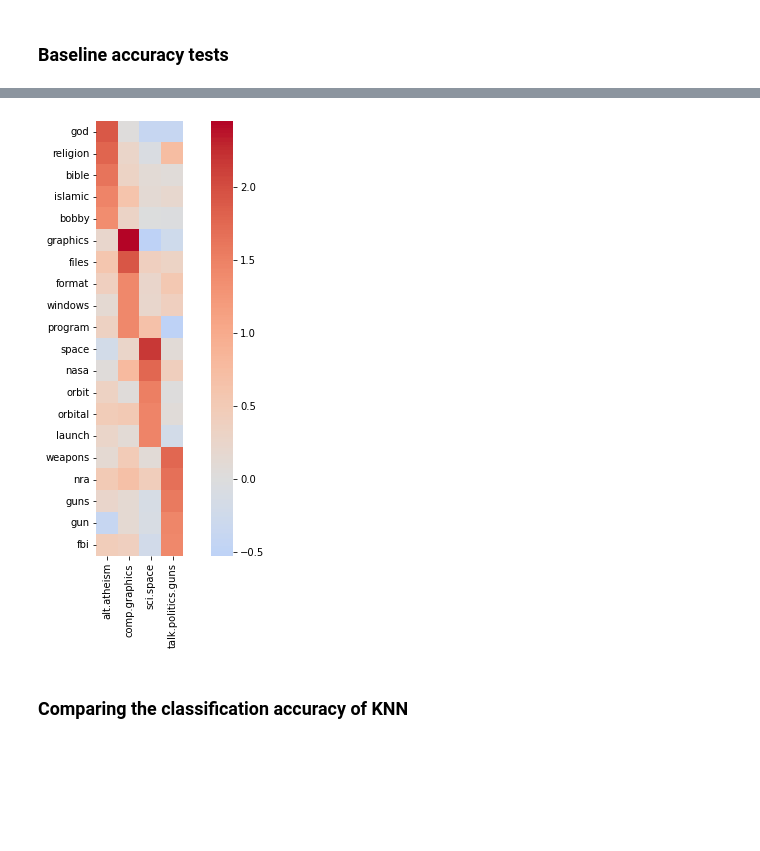
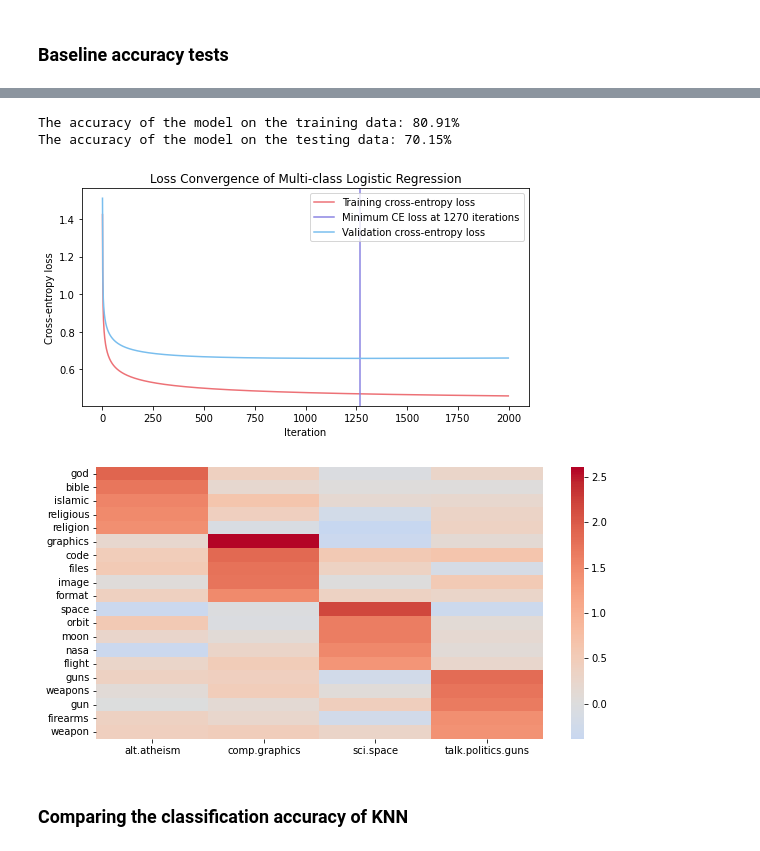
Before and after one commit to faithrts/ML-Intro, a Jupyter notebook: A2_Draft.ipynb, the cells around one changed output, grey strips where cells are left out. Saved outputs shown, nothing was run; the diff lists cells and outputs as text; code cells hidden in the pictures; blank space fills up the shorter version.

```diff
--- a/A2_Draft.ipynb
+++ b/A2_Draft.ipynb
@@ -7,6 +7,7 @@
 
 import numpy as np
 import pandas as pd
+import sys
 
 %matplotlib notebook
 %matplotlib inline
@@ -33,11 +34,15 @@ from sklearn.ensemble import RandomForestRegressor
 from sklearn.model_selection import train_test_split as skl_train_test_split
 from sklearn.metrics import mutual_info_score
 
+from sklearn.linear_model import Ridge
+from sklearn import linear_model
+from sklearn.linear_model import LogisticRegression as log_reg
+
 import warnings
 warnings.filterwarnings('ignore')
 
 np.random.seed(1234)
-random_state = RandomState(1234567890)
+random_state = RandomState(1234)
 
 # a folder to store the saved graphs
 !mkdir images
@@ -1131,3 +1284,10 @@ def evaluate_mult_acc(x_train, y_train, x_test, y_test, silent = True, learning_
   return train_acc, test_acc
+# %%
+def mult_evaluate_coefficients(x_train, y_train, x_test, y_test):
+  D = x_train.shape[1]
+  C = y_train.shape[1]
+  multi_reg, _, _ = MultinomialLogistic(D, C).fit(x_train, y_train, lr = 0.001)
+
+  return multi_reg.W
 # %%
 def log_evaluate_coefficients(x_train, y_train):
@@ -1135,12 +1295,5 @@ def log_evaluate_coefficients(x_train, y_train):
 
   return log_reg.w
-# %%
-def mult_evaluate_coefficients(x_train, y_train):
-  D = x_train.shape[1]
-  C = y_train.shape[1]
-  multi_reg = MultinomialLogistic(D, C).fit(x_train, y_train, lr = 0.001)
-
-  return multi_reg.W
 # %% [markdown]
 #### Comparing models
 # %%
@@ -1256,8 +1526,8 @@ def percentages_compare_acc(log_train_test, mult_train_test, percentages):
 # %%
 def make_heatmap(x_axis, y_axis, matrix):
   cmap = cm.coolwarm
-  fig, ax = plt.subplots(figsize = (10, 8))
-  hmp = heatmap(matrix, cmap = cmap, center = 0, square = True, xticklabels = x_axis, yticklabels = y_axis)
+  fig, ax = plt.subplots(figsize = (10, 5))
+  hmp = heatmap(matrix, cmap = cmap, center = 0, square = False, xticklabels = x_axis, yticklabels = y_axis)
   fig = hmp.get_figure()
 # %%
 def top_5_words_mult_reg(coefficients_all, class_num, word_list):
@@ -1336,36 +1614,44 @@ The accuracy of the model on the testing data: 69.8%
+# %%
+### running multiclass regression on standardized twenty news group data with validation set
+
+train_acc, test_acc = evaluate_mult_acc(x_train_vset_twenty, y_train_vset_twenty, x_test_stan_twenty, y_test_twenty, x_valid = x_valid_vset_twenty, y_valid = y_valid_vset_twenty, silent = False, maxiter = 2000)
+# %% [output]
+The accuracy of the model on the training data: 80.91%
+The accuracy of the model on the testing data: 70.15%
+[figure, added]
 # %%
 ### finding the top 5 words for each class based on multi-class regression coefficients
 
 # a list of lists where each of the 4 sub-lists represents the coefficients for each word
 # for one of the 4 categories
-coefficients_by_class = mult_evaluate_coefficients(x_train_stan_twenty, y_train_twenty).transpose()
+coefficients_by_class = mult_evaluate_coefficients(x_train_stan_twenty, y_train_twenty, x_test_stan_twenty, y_test_twenty).transpose()
 
 ''' finding the top words '''
 
 # the top 20 words
 top_words = []
 
 # finding the top 5 words based on multi-class regression coefficients for each class
 for class_num in range(len(coefficients_by_class)):
   top_5_words = top_5_words_mult_reg(coefficients_by_class, class_num , MI_words)
   top_words.append(top_5_words)
 
 words_hm = np.ravel(top_words)
 
 ''' finding the coefficients for each top word for each class '''
 
 coefficient_matrix_temp = []
 
 top_words_indices = [MI_words.index(word) for word in words_hm]
 
 for class_num in range(len(coefficients_by_class)):
   coefficients = [coefficients_by_class[class_num][index] for index in top_words_indices]
   coefficient_matrix_temp.append(coefficients)
 
 coefficient_matrix = np.array(coefficient_matrix_temp).transpose()
 make_heatmap(fav_four, words_hm, coefficient_matrix)
 # %% [output]
-[figure, old version]
+[figure, new version]
 # %% [markdown]
 ### Comparing the classification accuracy of KNN
 # %%
```
Also changed, not shown: parts of 60 cells of this notebook.
